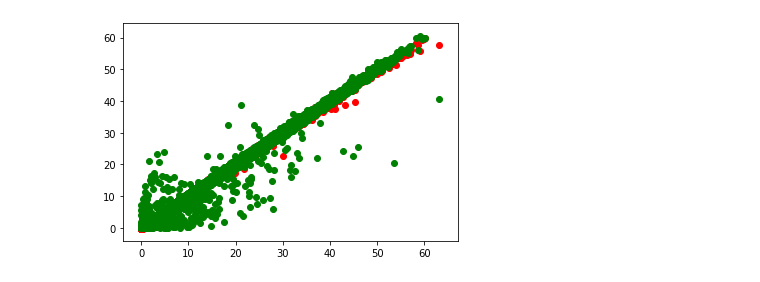
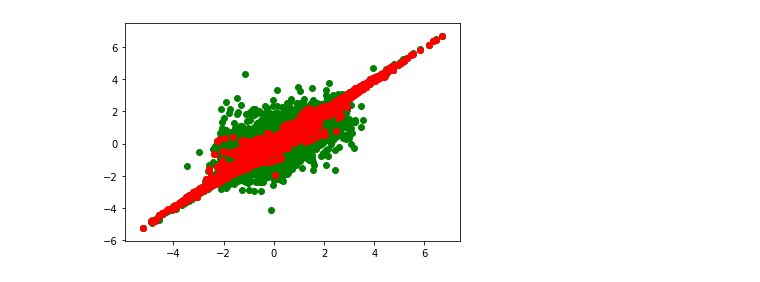
Before and after one commit to martinoni/CEA2, a Jupyter notebook: rnn/rnn_2_base_nova.ipynb, the cells around one changed output. Drawn from its saved outputs; the diff is of its cells as text; code cells hidden in the pictures.

```diff
--- a/rnn/rnn_2_base_nova.ipynb
+++ b/rnn/rnn_2_base_nova.ipynb
@@ -59,32 +101,28 @@ target.shape
+# %%
+data = data.reshape((94274, 1, 72))
+target = target.reshape((94274, 1, 72))
 # %%
-x_train,x_test,y_train,y_test = train_test_split(data, target, test_size=0.2, random_state=4)
+x_train,x_test,y_train,y_test = train_test_split(data, target, test_size=0.1, random_state=4)
 # %%
 #RNN
 # %%
 model = Sequential()
 # %%
-model.add(Bidirectional(LSTM((95), batch_input_shape=(None, 1, 95), return_sequences=True, activation='tanh'),
+model.add(Bidirectional(LSTM((72), batch_input_shape=(None, 1, 72), return_sequences=True, activation='tanh'),
                     merge_mode='concat', weights=None))
-model.add(TimeDistributed(Dense(95), input_shape=(1, 95)))
-model.add(Bidirectional(LSTM((95), batch_input_shape=(None, 1, 95), return_sequences=True, activation='tanh'),
+model.add(TimeDistributed(Dense(72), input_shape=(1, 72)))
+model.add(Bidirectional(LSTM((72), batch_input_shape=(None, 1, 72), return_sequences=True, activation='tanh'),
                     merge_mode='concat', weights=None))
-model.add(TimeDistributed(Dense(95), input_shape=(1, 95)))
-model.add(Bidirectional(LSTM((95), batch_input_shape=(None, 1, 95), return_sequences=True, activation='tanh'),
+model.add(TimeDistributed(Dense(72), input_shape=(1, 72)))
+model.add(Bidirectional(LSTM((72), batch_input_shape=(None, 1, 72), return_sequences=True, activation='tanh'),
                     merge_mode='concat', weights=None))
-model.add(TimeDistributed(Dense(95), input_shape=(1, 95)))
-model.add(Bidirectional(LSTM((95), batch_input_shape=(None, 1, 95), return_sequences=True, activation='tanh'),
+model.add(TimeDistributed(Dense(72), input_shape=(1, 72)))
+model.add(Bidirectional(LSTM((72), batch_input_shape=(None, 1, 72), return_sequences=True, activation='tanh'),
                     merge_mode='concat', weights=None))
-model.add(TimeDistributed(Dense(95), input_shape=(1, 95)))
-model.add(Bidirectional(LSTM((95), batch_input_shape=(None, 1, 95), return_sequences=True, activation='tanh'),
+model.add(TimeDistributed(Dense(72), input_shape=(1, 72)))
+model.add(Bidirectional(LSTM((72), batch_input_shape=(None, 1, 72), return_sequences=True, activation='tanh'),
                     merge_mode='concat', weights=None))
-model.add(TimeDistributed(Dense(95), input_shape=(1, 95)))
-model.add(Bidirectional(LSTM((95), batch_input_shape=(None, 1, 95), return_sequences=True, activation='tanh'),
-                    merge_mode='concat', weights=None))
-model.add(TimeDistributed(Dense(95), input_shape=(1, 95)))
-model.add(Bidirectional(LSTM((95), batch_input_shape=(None, 1, 95), return_sequences=True, activation='tanh'),
-                    merge_mode='concat', weights=None))
-model.add(TimeDistributed(Dense(95), input_shape=(1, 95)))
-model.add(TimeDistributed(Dense(95), input_shape=(1, 95)))
+model.add(TimeDistributed(Dense(72), input_shape=(1, 72)))
 # %%
 adam = keras.optimizers.adam(lr = 0.0001)
 # %%
@@ -96,3 +150,3 @@ ValueError: This model has not yet been built. Build the model first by calling
 # %%
-history = model.fit(x_train, y_train, epochs=600, validation_data=(x_test, y_test))
+history = model.fit(x_train, y_train, epochs=50, validation_data=(x_test, y_test))
 # %% [output]
@@ -133,7 +175,7 @@ print(y_test.shape)
 # %%
 plt.scatter(x_test, results, c='r')
 plt.scatter(x_test, y_test, c='g')
-#plt.scatter(x_test, results, c='r')
+plt.scatter(x_test, results, c='r')
 plt.show()
 # %% [output]
-[figure, old version]
+[figure, new version]
```
Also changed, not shown: parts of 20 cells of this notebook, 4 other files.
